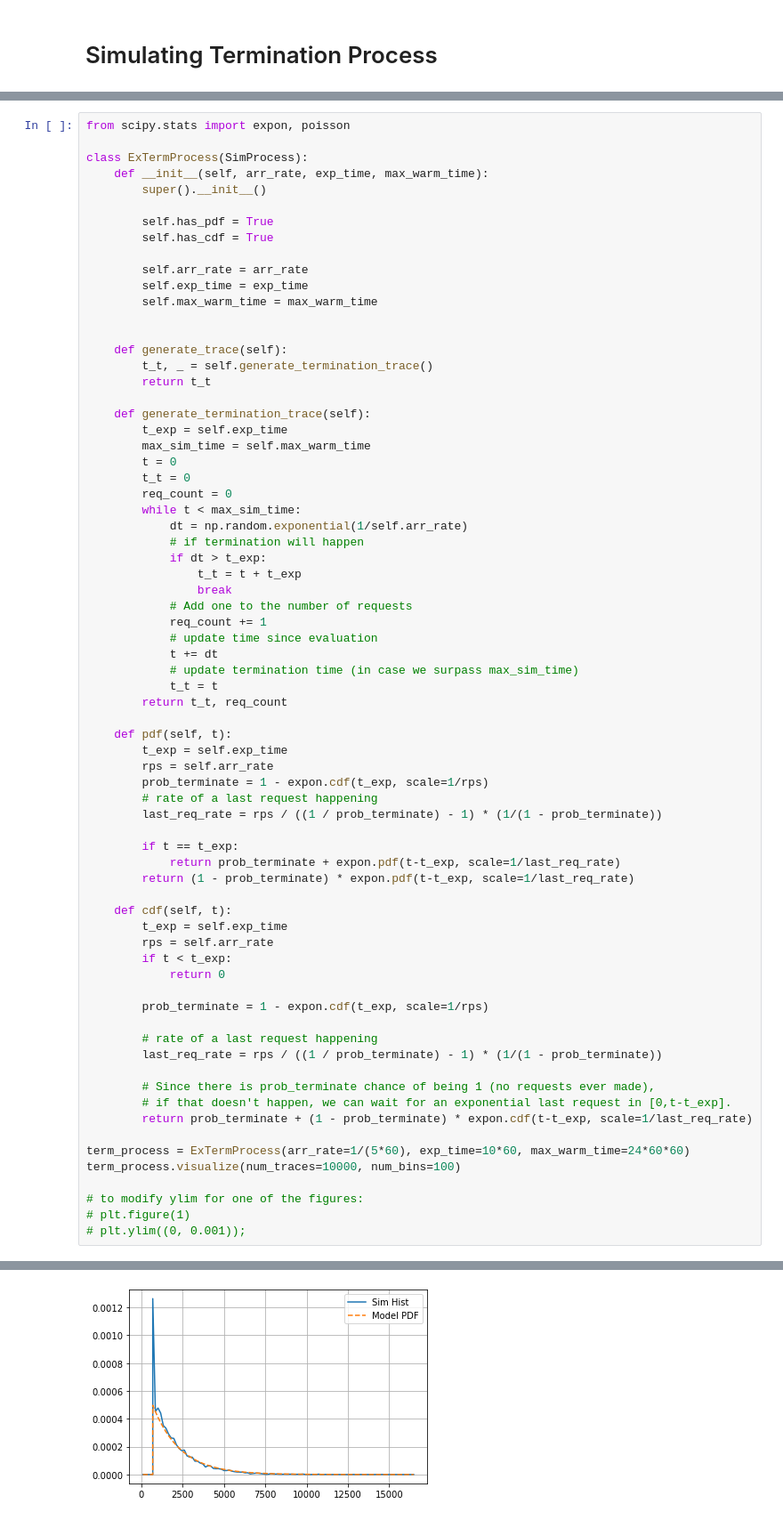
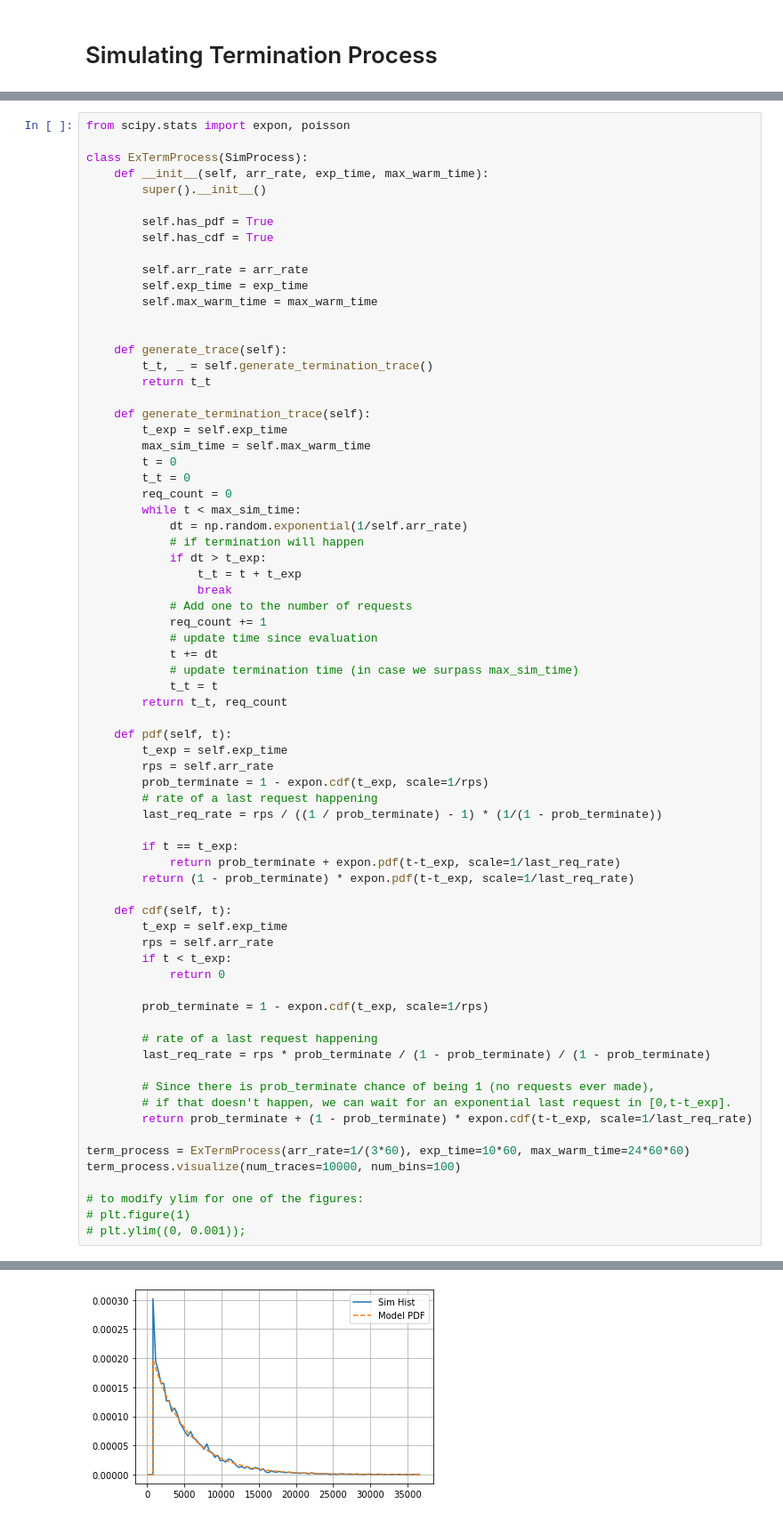
Before and after one commit to pacslab/simfaas, a Jupyter notebook: examples/01-Simulate-Termination-Process.ipynb, the cells around one changed output, grey strips where cells are left out. Shown at 89% size. Cells and saved outputs as stored; diff of their text form.

Commit message:
[skip ci] cleaned up process simulation

```diff
--- a/examples/01-Simulate-Termination-Process.ipynb
+++ b/examples/01-Simulate-Termination-Process.ipynb
@@ -81,13 +78,13 @@ class ExTermProcess(SimProcess):
         prob_terminate = 1 - expon.cdf(t_exp, scale=1/rps)
 
         # rate of a last request happening
-        last_req_rate = rps / ((1 / prob_terminate) - 1) * (1/(1 - prob_terminate))
+        last_req_rate = rps * prob_terminate / (1 - prob_terminate) / (1 - prob_terminate)
 
         # Since there is prob_terminate chance of being 1 (no requests ever made),
         # if that doesn't happen, we can wait for an exponential last request in [0,t-t_exp].
         return prob_terminate + (1 - prob_terminate) * expon.cdf(t-t_exp, scale=1/last_req_rate)
 
-term_process = ExTermProcess(arr_rate=1/(5*60), exp_time=10*60, max_warm_time=24*60*60)
+term_process = ExTermProcess(arr_rate=1/(3*60), exp_time=10*60, max_warm_time=24*60*60)
 term_process.visualize(num_traces=10000, num_bins=100)
 
 # to modify ylim for one of the figures:
@@ -99 +96 @@ Simulated Average Event Rate: 0.000518
-[figure, old version]
+[figure, new version]
```
Also changed, not shown: parts of 3 cells of this notebook.
